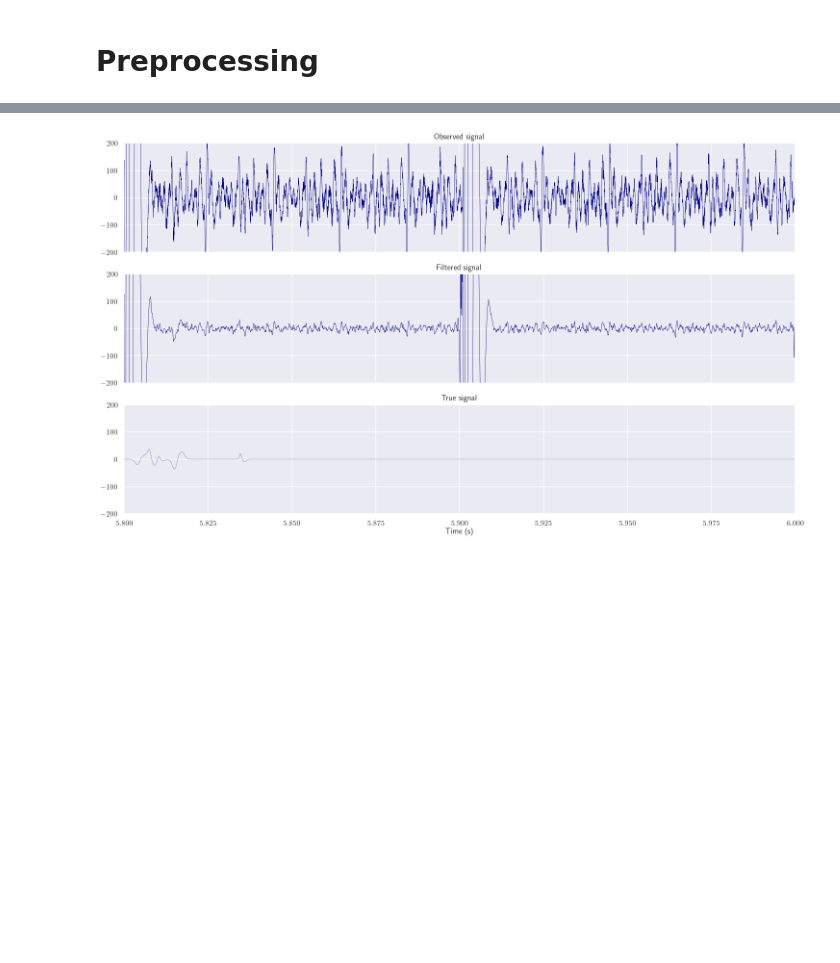
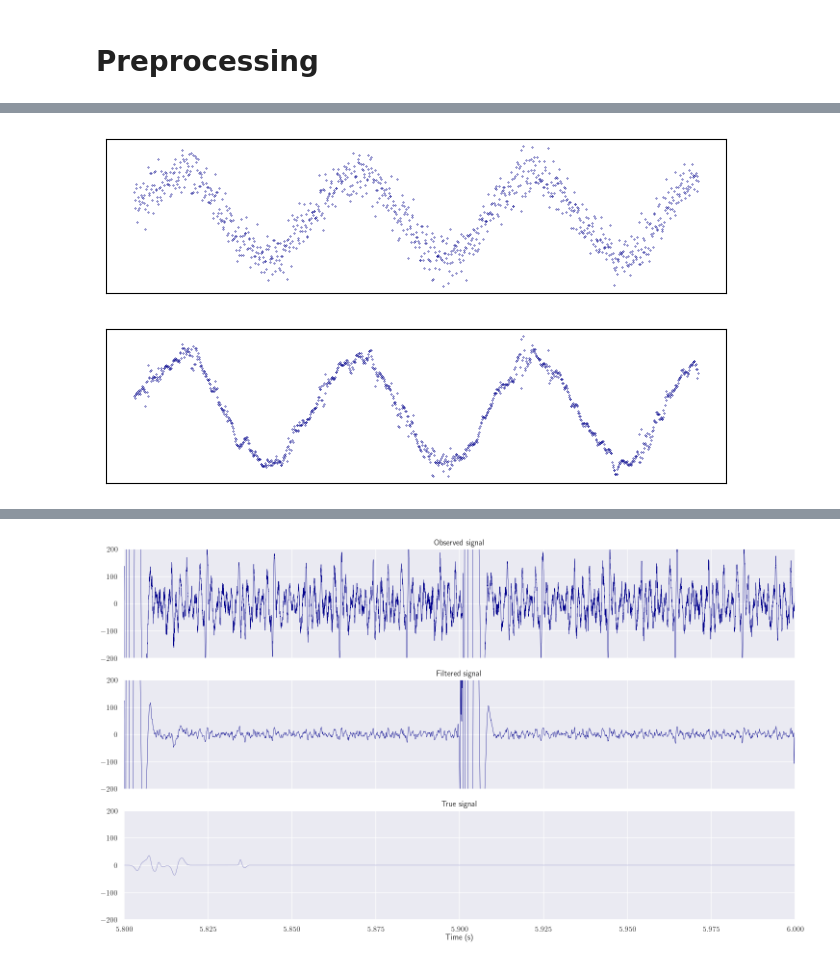
Before and after one commit to TheresaDF/NeuronSpikeEye, a Jupyter notebook: src/visualizations/preprocessing.ipynb, the cells around one changed output, grey strips where cells are left out. Saved outputs shown, nothing was run; the diff lists cells and outputs as text; code cells hidden in the pictures; blank space fills up the shorter version.

```diff
--- a/src/visualizations/preprocessing.ipynb
+++ b/src/visualizations/preprocessing.ipynb
@@ -38,0 +91,24 @@ sns.set_theme()
+# %%
+x = np.linspace(0, 10, 1000)
+np.random.seed(0)
+signal_pre = np.sin(2*x) + np.random.normal(0, 0.3, 1000)
+signal_post = wiener(signal_pre, mysize=10)
+
+fig = plt.figure(figsize = (8, 2))
+plt.plot(signal_pre, '.', color = "darkblue", markersize = 0.6)
+plt.xticks([])
+plt.yticks([])
+plt.show()
+
+savefig(fig, "preproces_smooth_pre", width=2, height=2 * 0.45, format = "png")
+
+fig = plt.figure(figsize = (8, 2))
+plt.plot(signal_post, '.', color = "darkblue", markersize = 0.6)
+plt.xticks([])
+plt.yticks([])
+plt.show()
+
+savefig(fig, "preproces_smooth_post", width=2, height=2 * 0.45, format = "png")
+# %% [output]
+[figure, added]
+[figure, added]
```
Also changed, not shown: parts of 8 cells of this notebook, 2 other files.
